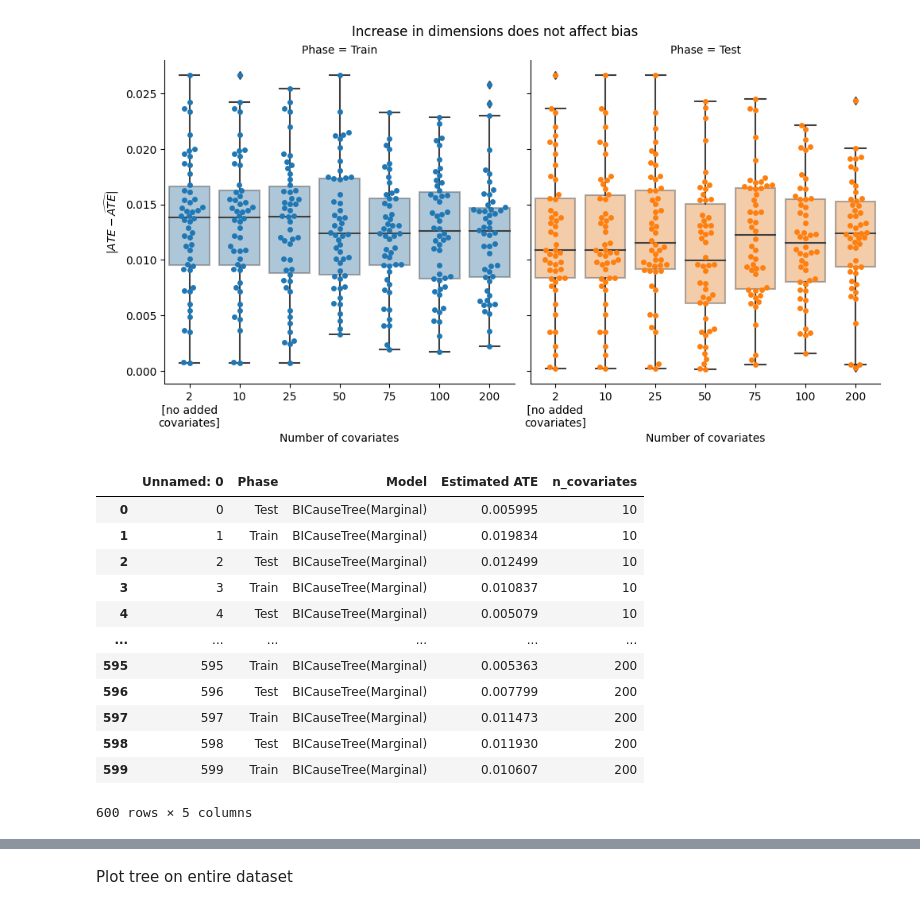
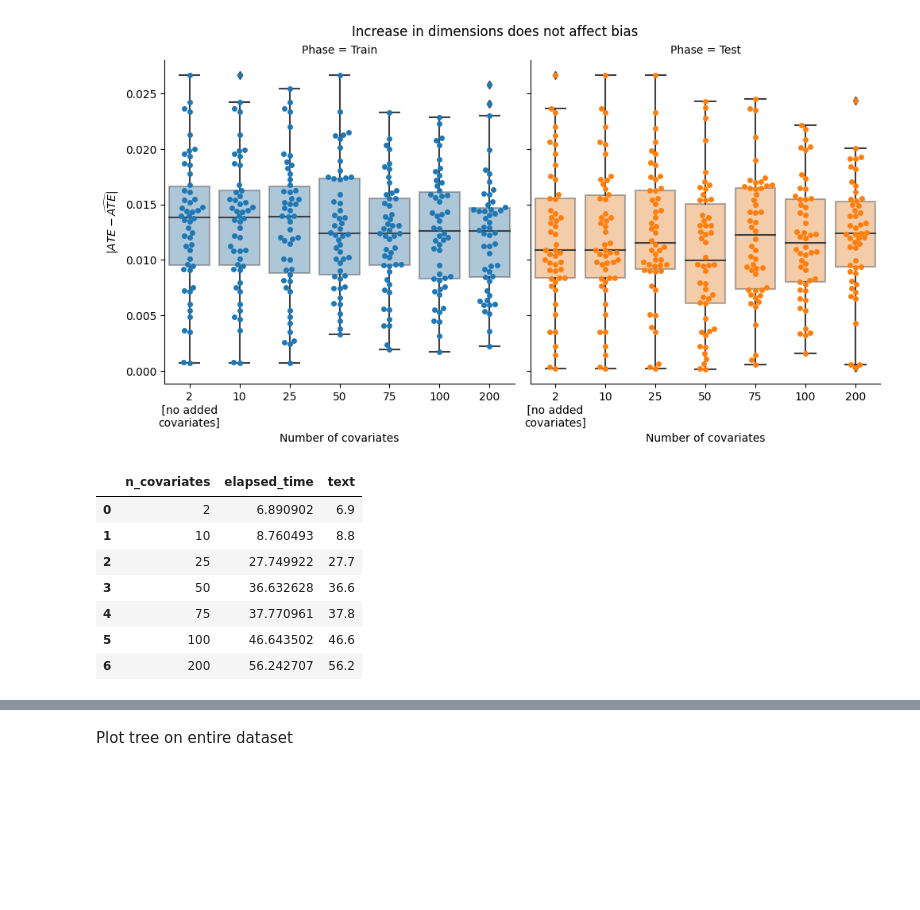
Before and after one commit to IBM-HRL-MLHLS/BICause-Trees, a Jupyter notebook: high_dimensional_experiment.ipynb, the cells around one changed output, grey strips where cells are left out. Cells and saved outputs as stored; diff of their text form; code cells hidden in the pictures; blank space fills up the shorter version.

Commit message:
Runtime as function of dimensionality (AISTATS)

```diff
--- a/high_dimensional_experiment.ipynb
+++ b/high_dimensional_experiment.ipynb
@@ -263,15 +267,26 @@ for ext in ["svg", "png", "pdf"]:
 # %%
+# elapsed_time = pd.DataFrame([
+#     (2 , 1.148),
+#     (10, 1.460),
+#     (25, 4.625),
+#     (50, 6.105),
+#     (75, 6.295),
+#     (100, 7.774),
+#     (200, 9.374),
+# ], columns=["n_covariates", "time"])
+elapsed_time = pd.read_csv("figures/high_dimensional_bias_boots=10.csv")
+elapsed_time = elapsed_time.groupby("n_covariates").first()["elapsed_time"].reset_index()
+
+elapsed_time["elapsed_time"] /= 10  # Taken over 10 bootstraps
+elapsed_time["elapsed_time"] *= 60  # Present in seconds
+elapsed_time["text"] = elapsed_time["elapsed_time"].round(decimals=1)
+elapsed_time
 # %% [output]
-|  | Unnamed: 0 | Phase | Model | Estimated ATE | n_covariates |
-| 0 | 0 | Test | BICauseTree(Marginal) | 0.005995 | 10 |
-| 1 | 1 | Train | BICauseTree(Marginal) | 0.019834 | 10 |
-| 2 | 2 | Test | BICauseTree(Marginal) | 0.012499 | 10 |
-| 3 | 3 | Train | BICauseTree(Marginal) | 0.010837 | 10 |
-| 4 | 4 | Test | BICauseTree(Marginal) | 0.005079 | 10 |
-| ... | ... | ... | ... | ... | ... |
-| 595 | 595 | Train | BICauseTree(Marginal) | 0.005363 | 200 |
-| 596 | 596 | Test | BICauseTree(Marginal) | 0.007799 | 200 |
-| 597 | 597 | Train | BICauseTree(Marginal) | 0.011473 | 200 |
-| 598 | 598 | Test | BICauseTree(Marginal) | 0.011930 | 200 |
-| 599 | 599 | Train | BICauseTree(Marginal) | 0.010607 | 200 |
+|  | n_covariates | elapsed_time | text |
+| 0 | 2 | 6.890902 | 6.9 |
+| 1 | 10 | 8.760493 | 8.8 |
+| 2 | 25 | 27.749922 | 27.7 |
+| 3 | 50 | 36.632628 | 36.6 |
+| 4 | 75 | 37.770961 | 37.8 |
+| 5 | 100 | 46.643502 | 46.6 |
+| 6 | 200 | 56.242707 | 56.2 |
-600 rows × 5 columns
```
Also changed, not shown: parts of 3 cells of this notebook.
